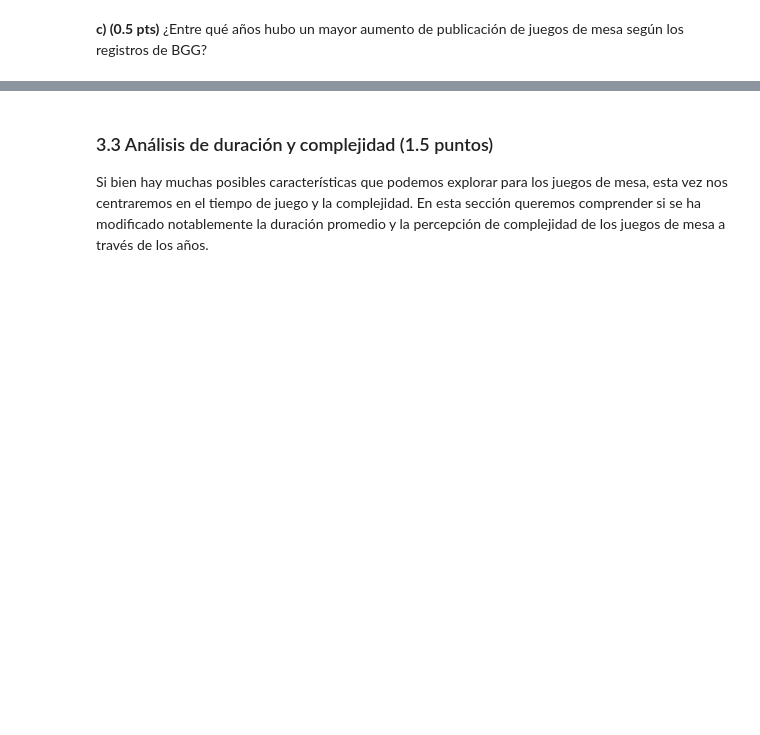
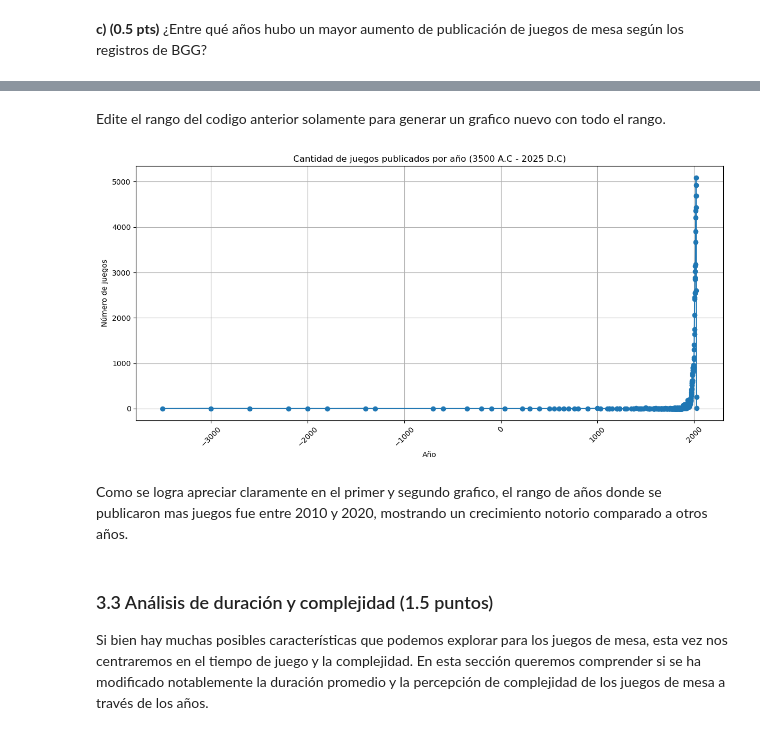
Before and after one commit to jvargsal-code/IMT2200-JESUS-VARGAS, a Jupyter notebook: Tarea 01/IMT2200-25s2 - Tarea 01.ipynb, the cells around one changed output, grey strips where cells are left out. Saved outputs shown, nothing was run; the diff lists cells and outputs as text; code cells hidden in the pictures; blank space fills up the shorter version.

```diff
--- a/Tarea 01/IMT2200-25s2 - Tarea 01.ipynb
+++ b/Tarea 01/IMT2200-25s2 - Tarea 01.ipynb
@@ -225,3 +295,31 @@ Entre 2001.0 y 2002.0: 16.7% de aumento
+# %% [markdown]
+Edite el rango del codigo anterior solamente para generar un grafico nuevo con todo el rango.
+# %%
+# Filtrar juegos entre -3500 y 2025
+games_filtered = df[(df['year'] >= -3500) & (df['year'] <= 2025)]
+
+# Contar juegos por año y ordenar por índice (año)
+games_per_year = games_filtered['year'].value_counts().sort_index()
+
+# Crear gráfico
+plt.figure(figsize=(12, 6))
+plt.plot(games_per_year.index, games_per_year.values, marker='o')
+plt.title('Cantidad de juegos publicados por año (3500 A.C - 2025 D.C)')
+plt.xlabel('Año')
+plt.ylabel('Número de juegos')
+plt.grid(True)
+
+# Rotar etiquetas del eje x para mejor legibilidad
+plt.xticks(rotation=45)
+
+# Ajustar márgenes
+plt.tight_layout()
+
+plt.show()
+# %% [output]
+[figure, added]
+# %% [markdown]
+Como se logra apreciar claramente en el primer y segundo grafico, el rango de años donde se publicaron mas juegos fue entre 2010 y 2020, mostrando un crecimiento notorio comparado a otros años.
 # %% [markdown]
 ### 3.3 Análisis de duración y complejidad (1.5 puntos)
 
```
Also changed, not shown: parts of 13 cells of this notebook, 3 other files.
